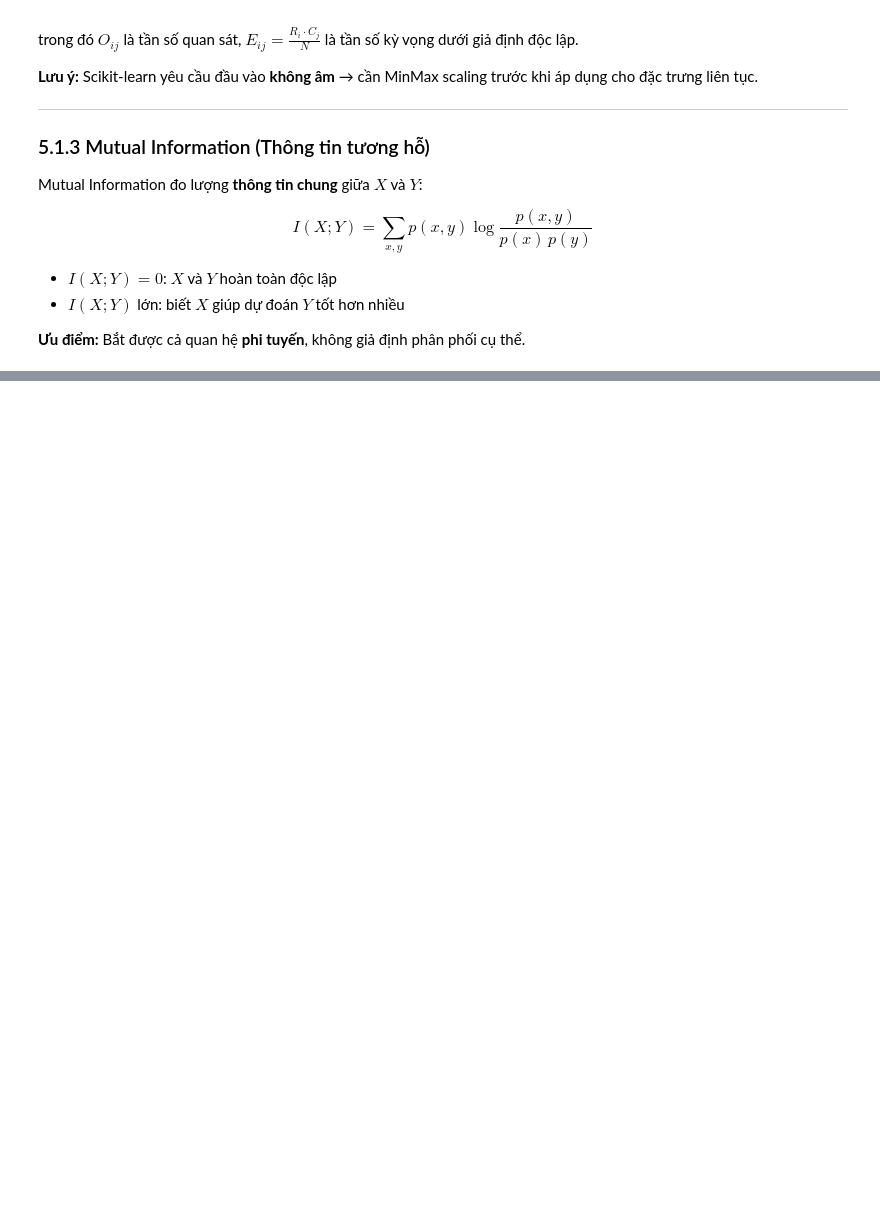
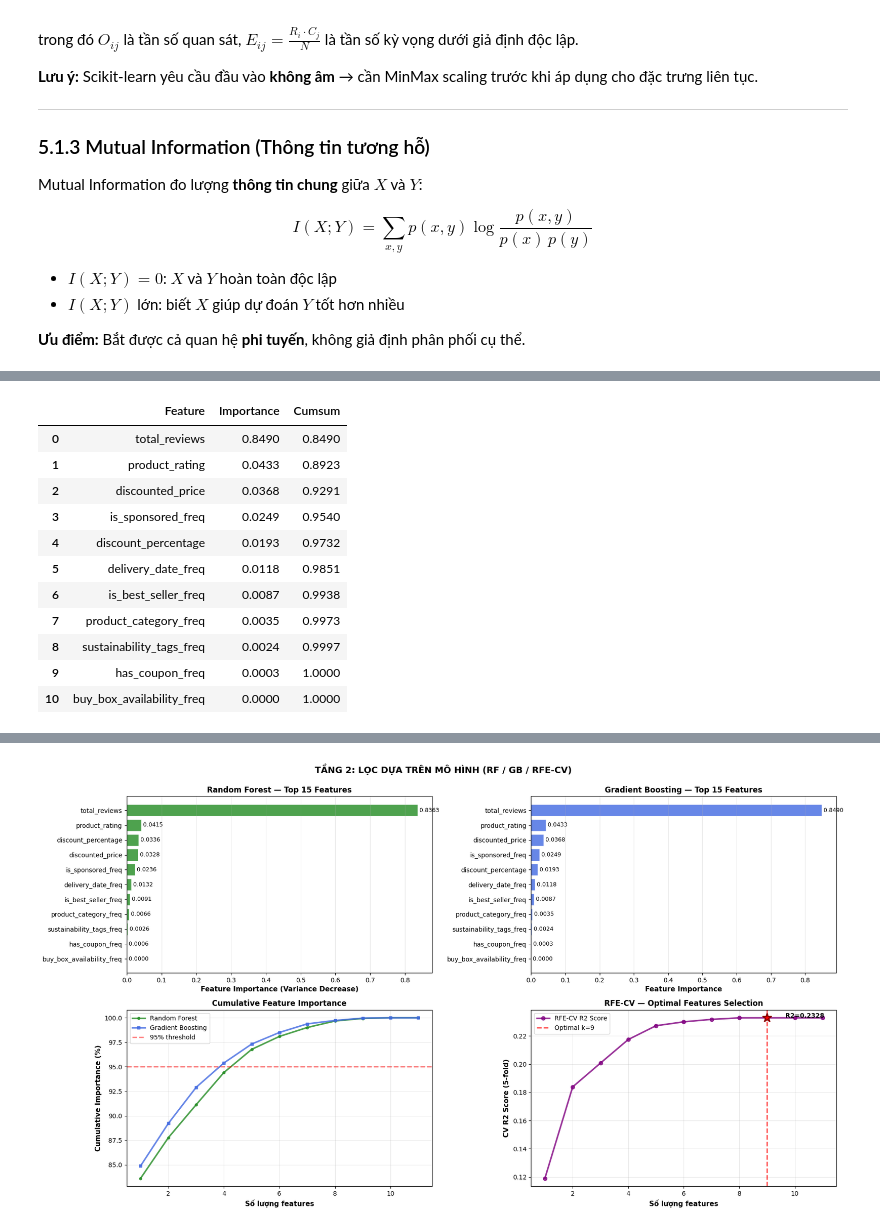
Before and after one commit to HungHiHung10/Lab01-Data-Mining, a Jupyter notebook: notebooks/04_preprocessing_tabular.ipynb, the cells around one changed output, grey strips where cells are left out. Cells and saved outputs as stored; diff of their text form; code cells hidden in the pictures; blank space fills up the shorter version.

Commit message:
temporay without checking result of step c, d, e

```diff
--- a/notebooks/04_preprocessing_tabular.ipynb
+++ b/notebooks/04_preprocessing_tabular.ipynb
@@ -2265,13 +2345,14 @@ print("\n✅ Tầng 1 hoàn tất!")
 # %%
 print("\n" + "=" * 80)
-print("TẦNG 2: LỌC DỰA TRÊN MÔ HÌNH (WRAPPER/EMBEDDED METHODS)")
+print("TẦNG 2: LỌC DỰA TRÊN MÔ HÌNH (WRAPPER/EMBEDDED METHODS - REGRESSION)")
 print("=" * 80)
 
 # ── (A) Random Forest Feature Importance ──────────────────────────────────────────
-print("\n[2.1] Random Forest — Feature Importance (Mean Decrease in Impurity)")
+print("\n[2.1] Random Forest — Feature Importance (Mean Decrease in Variance)")
 print("-" * 80)
 
-print("Huấn luyện Random Forest...")
+print("Huấn luyện Random Forest Regressor...")
+# Sử dụng RF_EST (RandomForestRegressor) đã khởi tạo ở BƯỚC 6
 RF_EST.fit(X_scaled, y_raw)
 
 rf_importance = pd.DataFrame({
@@ -2287,7 +2368,8 @@ display(rf_importance.head(15).style.format({'Importance': '{:.4f}', 'Cumsum': '
 print("\n[2.2] Gradient Boosting — Feature Importance")
 print("-" * 80)
 
-print("Huấn luyện Gradient Boosting...")
+print("Huấn luyện Gradient Boosting Regressor...")
+# Sử dụng GB_EST (GradientBoostingRegressor) đã khởi tạo ở BƯỚC 6
 GB_EST.fit(X_scaled, y_raw)
 
 gb_importance = pd.DataFrame({
@@ -2302,39 +2384,39 @@ display(gb_importance.head(15).style.format({'Importance': '{:.4f}', 'Cumsum': '
 # ── (C) RFE-CV (Recursive Feature Elimination + Cross-Validation) ─────────────────
 print("\n[2.3] RFE-CV — Recursive Feature Elimination with Cross-Validation")
 print("-" * 80)
-print("⏳ RFE-CV đang chạy (có thể mất vài phút)...", end=' ')
 
-from sklearn.feature_selection import RFECV
-
+# CẢI TIẾN: Truyền CV (KFold) và đổi metric thành 'r2' cho bài toán hồi quy
 rfecv = RFECV(
-    estimator=LR_EST,
-    step=1,                              # Loại bỏ 1 feature mỗi lần
-    cv=StratifiedKFold(5, shuffle=True, random_state=42),
-    scoring='f1_macro',
+    estimator=LR_EST,           # Base estimator: Linear Regression
+    step=1,                     # Loại bỏ 1 feature mỗi lần
+    cv=CV,                      # Đã khai báo KFold ở Bước 5
+    scoring='r2',               # Metric chuẩn cho Regression
     n_jobs=-1,
     min_features_to_select=1
 )
 
+print("Đang chạy RFE-CV (có thể mất vài phút tùy cấu hình máy)...")
 rfecv.fit(X_scaled, y_raw)
 print("✓ Hoàn tất!")
 
 n_features_rfecv = rfecv.n_features_
 features_rfecv = X_scaled.columns[rfecv.support_].tolist()
 
-print(f"\n✔ Số features tối ưu được RFECV chọn: {n_features_rfecv}")
+print(f"\nSố features tối ưu được RFECV chọn: {n_features_rfecv}")
 print(f"\nFeatures được chọn:")
 for i, f in enumerate(features_rfecv, 1):
     rank = rfecv.ranking_[X_scaled.columns.get_loc(f)]
     print(f"  {i}. {f} (ranking={rank})")
 
-# Lấy CV score theo từng k
+# Lấy CV score (R2) theo từng k
 rfecv_cv_scores = rfecv.cv_results_['mean_test_score']
 rfecv_k_values = range(1, len(rfecv_cv_scores) + 1)
 
-print(f"\nCross-validation F1-macro score theo số features:")
+print(f"\nCross-validation R2 Score theo số features:")
 for k in list(rfecv_k_values)[::max(1, len(list(rfecv_k_values))//10)]:  # Hiển thị ~10 điểm
     if k <= len(rfecv_cv_scores):
-        print(f"  k={k:2d}: F1 = {rfecv_cv_scores[k-1]:.4f}")
+        print(f"  k={k:2d}: R2 = {rfecv_cv_scores[k-1]:.4f}")
+
 
 # ── Vẽ biểu đồ ───────────────────────────────────────────────────────────────────
 fig, axes = plt.subplots(2, 2, figsize=(18, 10))
@@ -2345,7 +2427,8 @@ top15_rf = rf_importance.head(15)
 bars = ax.barh(range(len(top15_rf)), top15_rf['Importance'].values, color='forestgreen', edgecolor='white', alpha=0.8)
 ax.set_yticks(range(len(top15_rf)))
 ax.set_yticklabels(top15_rf['Feature'].values)
-ax.set_xlabel('Feature Importance', fontsize=11, fontweight='bold')
+ax.invert_yaxis()
+ax.set_xlabel('Feature Importance (Variance Decrease)', fontsize=11, fontweight='bold')
 ax.set_title('Random Forest — Top 15 Features', fontsize=12, fontweight='bold')
 ax.grid(axis='x', alpha=0.3)
 for i, (idx, row) in enumerate(top15_rf.iterrows()):
@@ -2357,6 +2440,7 @@ top15_gb = gb_importance.head(15)
 bars = ax.barh(range(len(top15_gb)), top15_gb['Importance'].values, color='royalblue', edgecolor='white', alpha=0.8)
 ax.set_yticks(range(len(top15_gb)))
 ax.set_yticklabels(top15_gb['Feature'].values)
+ax.invert_yaxis()
 ax.set_xlabel('Feature Importance', fontsize=11, fontweight='bold')
 ax.set_title('Gradient Boosting — Top 15 Features', fontsize=12, fontweight='bold')
 ax.grid(axis='x', alpha=0.3)
@@ -2365,35 +2449,37 @@ for i, (idx, row) in enumerate(top15_gb.iterrows()):
 
 # (3) Cumsum Importance (RF + GB)
 ax = axes[1, 0]
-ax.plot(rfecv_k_values, rf_importance['Cumsum'].cumsum() / rf_importance['Importance'].sum() * 100,
+ax.plot(range(1, len(rf_importance) + 1), rf_importance['Cumsum'] * 100,
         'o-', label='Random Forest', marker='o', markersize=4, linewidth=2.5, color='forestgreen', alpha=0.8)
-ax.plot(rfecv_k_values, gb_importance['Cumsum'].cumsum() / gb_importance['Importance'].sum() * 100,
+ax.plot(range(1, len(gb_importance) + 1), gb_importance['Cumsum'] * 100,
         's-', label='Gradient Boosting', marker='s', markersize=4, linewidth=2.5, color='royalblue', alpha=0.8)
-ax.axhline(y=95, color='red', linestyle='--', alpha=0.5, linewidth=2, label='95% cumsum')
-ax.set_xlabel('Số features', fontsize=11, fontweight='bold')
+ax.axhline(y=95, color='red', linestyle='--', alpha=0.5, linewidth=2, label='95% threshold')
+ax.set_xlabel('Số lượng features', fontsize=11, fontweight='bold')
 ax.set_ylabel('Cumulative Importance (%)', fontsize=11, fontweight='bold')
 ax.set_title('Cumulative Feature Importance', fontsize=12, fontweight='bold')
 ax.legend(fontsize=10)
 ax.grid(alpha=0.3)
 
-# (4) RFE-CV Score
+# (4) RFE-CV Score (R2 Score)
 ax = axes[1, 1]
 ax.plot(rfecv_k_values, rfecv_cv_scores, 'o-', marker='o', markersize=6,
-        color='purple', linewidth=2.5, alpha=0.8, label='RFE-CV F1-macro')
+        color='purple', linewidth=2.5, alpha=0.8, label='RFE-CV R2 Score')
+
 best_k_rfecv = rfecv.n_features_
-best_f1_rfecv = rfecv_cv_scores[best_k_rfecv - 1]
+best_r2_rfecv = rfecv_cv_scores[best_k_rfecv - 1]
+
 ax.axvline(x=best_k_rfecv, color='red', linestyle='--', alpha=0.7, linewidth=2, label=f'Optimal k={best_k_rfecv}')
-ax.scatter([best_k_rfecv], [best_f1_rfecv], s=200, color='red', marker='*', zorder=5, edgecolors='darkred', linewidth=2)
-ax.set_xlabel('Số features', fontsize=11, fontweight='bold')
-ax.set_ylabel('CV F1-macro (5-fold)', fontsize=11, fontweight='bold')
+ax.scatter([best_k_rfecv], [best_r2_rfecv], s=200, color='red', marker='*', zorder=5, edgecolors='darkred', linewidth=2)
+
+ax.set_xlabel('Số lượng features', fontsize=11, fontweight='bold')
+ax.set_ylabel('CV R2 Score (5-fold)', fontsize=11, fontweight='bold') # Đã cập nhật nhãn
 ax.set_title('RFE-CV — Optimal Features Selection', fontsize=12, fontweight='bold')
 ax.legend(fontsize=10)
 ax.grid(alpha=0.3)
-ax.text(best_k_rfecv + 0.5, best_f1_rfecv, f'  F1={best_f1_rfecv:.4f}', fontsize=10, fontweight='bold')
+ax.text(best_k_rfecv + 0.5, best_r2_rfecv, f'  R2={best_r2_rfecv:.4f}', fontsize=10, fontweight='bold') # Đã cập nhật text
 
 plt.suptitle('TẦNG 2: LỌC DỰA TRÊN MÔ HÌNH (RF / GB / RFE-CV)',
              fontsize=14, fontweight='bold', y=0.995)
 plt.tight_layout()
 plt.show()
-
-print("\n✅ Tầng 2 hoàn tất!")
+# %% [output]
@@ -2399,0 +2512,12 @@ print("\n✅ Tầng 2 hoàn tất!")
+|  | Feature | Importance | Cumsum |
+| 0 | total_reviews | 0.8490 | 0.8490 |
+| 1 | product_rating | 0.0433 | 0.8923 |
+| 2 | discounted_price | 0.0368 | 0.9291 |
+| 3 | is_sponsored_freq | 0.0249 | 0.9540 |
+| 4 | discount_percentage | 0.0193 | 0.9732 |
+| 5 | delivery_date_freq | 0.0118 | 0.9851 |
+| 6 | is_best_seller_freq | 0.0087 | 0.9938 |
+| 7 | product_category_freq | 0.0035 | 0.9973 |
+| 8 | sustainability_tags_freq | 0.0024 | 0.9997 |
+| 9 | has_coupon_freq | 0.0003 | 1.0000 |
+| 10 | buy_box_availability_freq | 0.0000 | 1.0000 |
@@ -2400,2 +2541,3 @@ print("\n✅ Tầng 2 hoàn tất!")
+[figure, added]
 # %% [markdown]
 ## 5.3. Tầng 3 — Giảm Chiều (Dimensionality Reduction)
```
Also changed, not shown: parts of 17 cells of this notebook.
